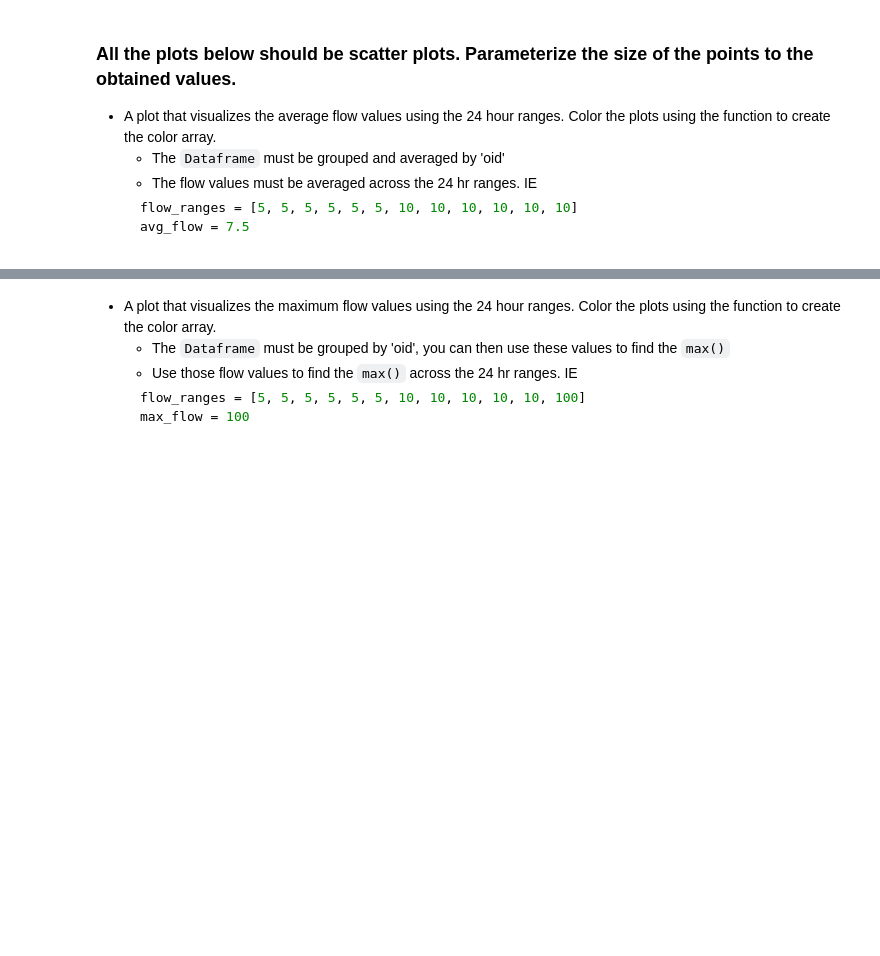
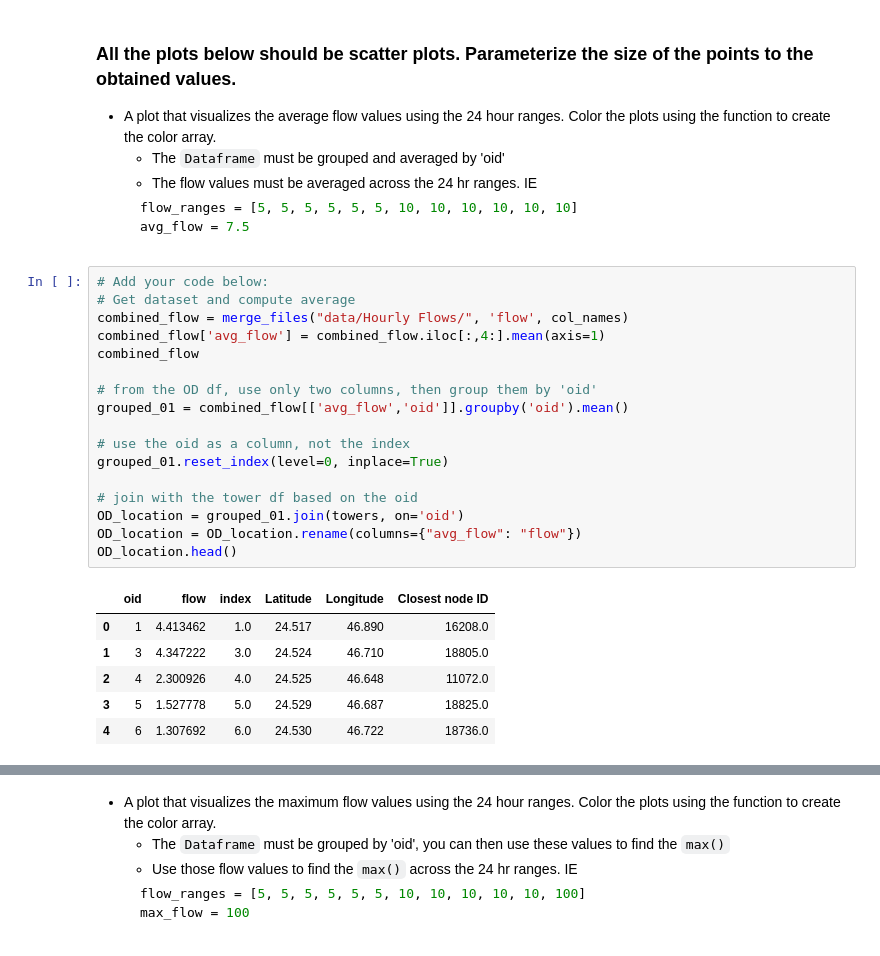
Before and after one commit to elaineawang/11.S947, a Jupyter notebook: week-03/PSET_2_Pandas.ipynb, the cells around one changed output, grey strips where cells are left out. Cells and saved outputs as stored; diff of their text form; blank space fills up the shorter version.

````diff
--- a/week-03/PSET_2_Pandas.ipynb
+++ b/week-03/PSET_2_Pandas.ipynb
@@ -245,6 +253,30 @@ NameError: name 'os' is not defined
     flow_ranges = [5, 5, 5, 5, 5, 5, 10, 10, 10, 10, 10, 10]
     avg_flow = 7.5
     ```
+# %%
+# Add your code below:
+# Get dataset and compute average
+combined_flow = merge_files("data/Hourly Flows/", 'flow', col_names)
+combined_flow['avg_flow'] = combined_flow.iloc[:,4:].mean(axis=1)
+combined_flow
+
+# from the OD df, use only two columns, then group them by 'oid'
+grouped_01 = combined_flow[['avg_flow','oid']].groupby('oid').mean()
+
+# use the oid as a column, not the index
+grouped_01.reset_index(level=0, inplace=True)
+
+# join with the tower df based on the oid
+OD_location = grouped_01.join(towers, on='oid')
+OD_location = OD_location.rename(columns={"avg_flow": "flow"})
+OD_location.head()
+# %% [output]
+|  | oid | flow | index | Latitude | Longitude | Closest node ID |
+| 0 | 1 | 4.413462 | 1.0 | 24.517 | 46.890 | 16208.0 |
+| 1 | 3 | 4.347222 | 3.0 | 24.524 | 46.710 | 18805.0 |
+| 2 | 4 | 2.300926 | 4.0 | 24.525 | 46.648 | 11072.0 |
+| 3 | 5 | 1.527778 | 5.0 | 24.529 | 46.687 | 18825.0 |
+| 4 | 6 | 1.307692 | 6.0 | 24.530 | 46.722 | 18736.0 |
 # %%
 # Add your code below:
 # Get colors
````
Also changed, not shown: parts of 5 cells of this notebook, 1 other file.
